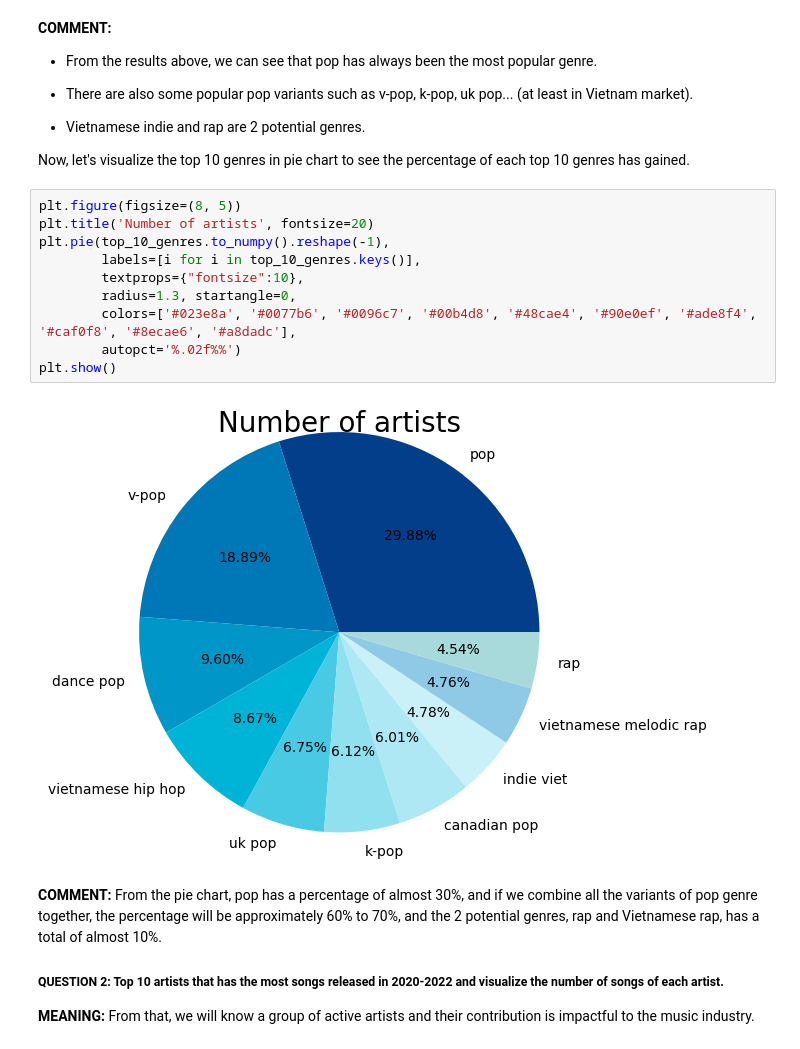
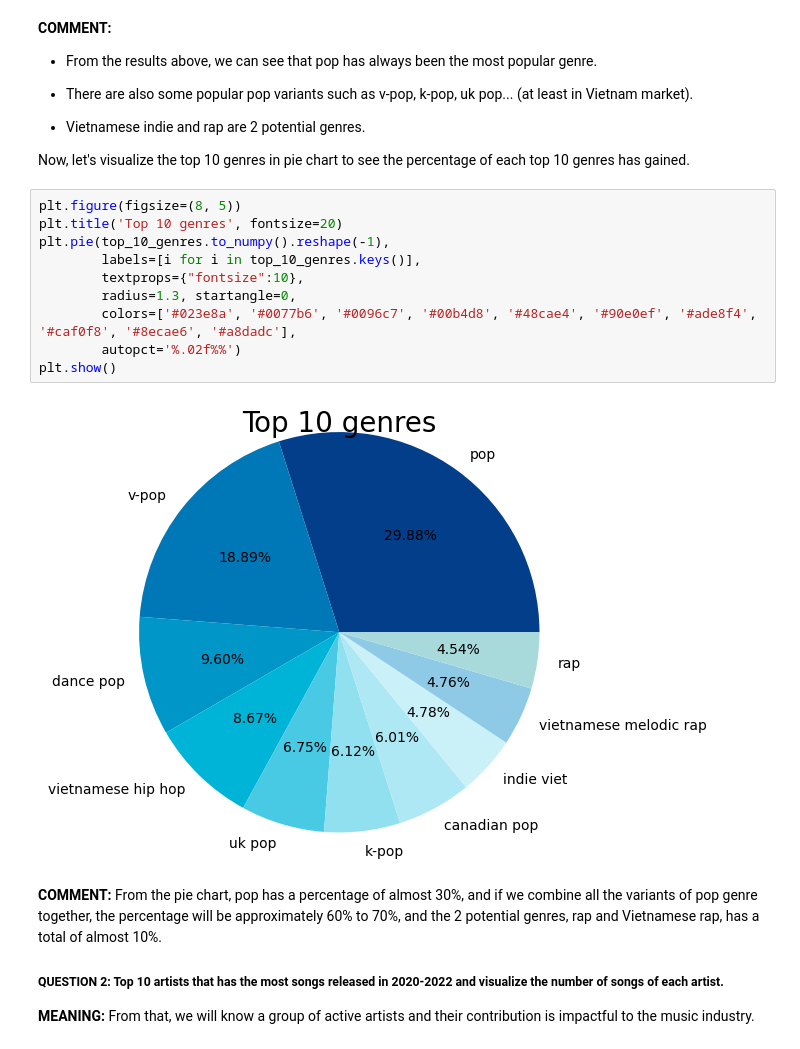
Before and after one commit to quytrungg/Final_Project_CSC14119, a Jupyter notebook: data_exploration/data_exploration.ipynb, the cells around one changed output. Drawn from its saved outputs; the diff is of its cells as text.

```diff
--- a/data_exploration/data_exploration.ipynb
+++ b/data_exploration/data_exploration.ipynb
@@ -653,16 +653,16 @@ ax.bar_label(ax.containers[0], fontsize=15);
 Now, let's visualize the top 10 genres in pie chart to see the percentage of each top 10 genres has gained.
 # %%
 plt.figure(figsize=(8, 5))
-plt.title('Number of artists', fontsize=20)
+plt.title('Top 10 genres', fontsize=20)
 plt.pie(top_10_genres.to_numpy().reshape(-1),
         labels=[i for i in top_10_genres.keys()],
         textprops={"fontsize":10},
         radius=1.3, startangle=0,
         colors=['#023e8a', '#0077b6', '#0096c7', '#00b4d8', '#48cae4', '#90e0ef', '#ade8f4', '#caf0f8', '#8ecae6', '#a8dadc'],
         autopct='%.02f%%')
 plt.show()
 # %% [output]
-[figure, old version]
+[figure, new version]
 # %% [markdown]
 **COMMENT:** From the pie chart, pop has a percentage of almost 30%, and if we combine all the variants of pop genre together, the percentage will be approximately 60% to 70%, and the 2 potential genres, rap and Vietnamese rap, has a total of almost 10%.
 
```
Also changed, not shown: parts of 3 cells of this notebook, 1 other file.
